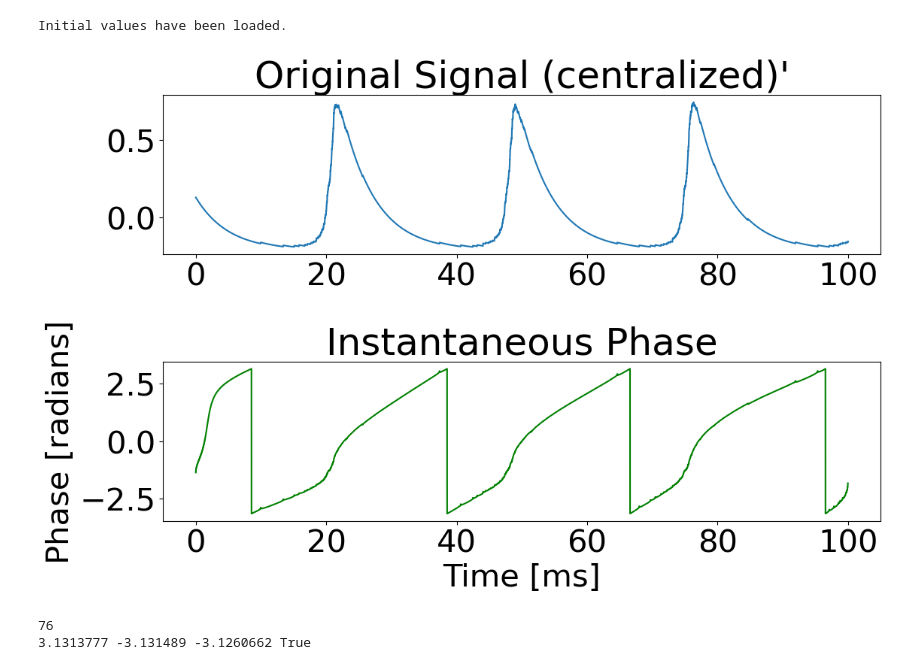
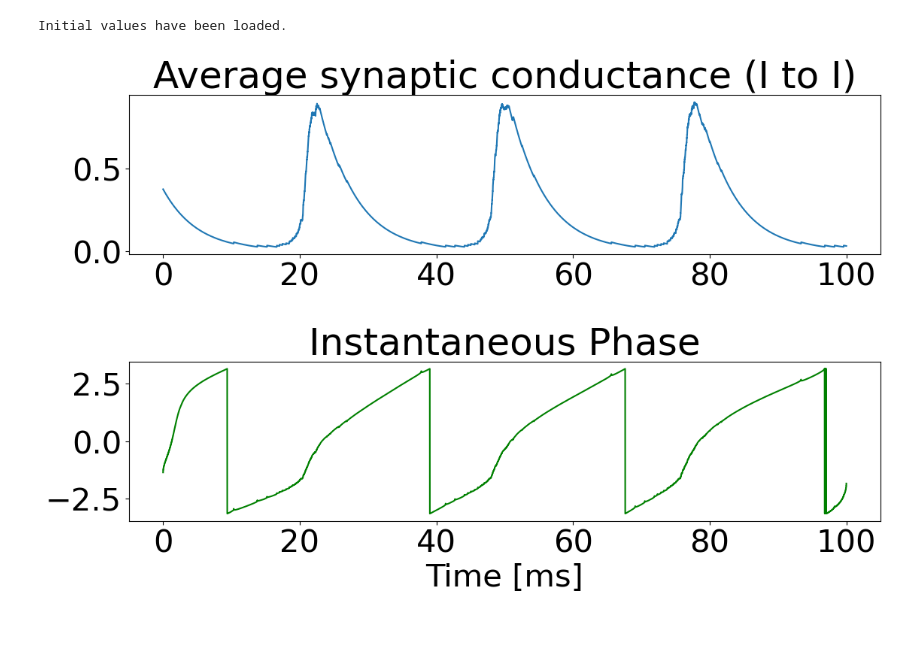
Before and after one commit to LiBinUtokyo/LowRank_ModifiedTheta_SNN, a Jupyter notebook: PYTHON/phase_sensitivity.ipynb, the cells around one changed output. Cells and saved outputs as stored; diff of their text form; code cells hidden in the pictures; blank space fills up the shorter version.

```diff
--- a/PYTHON/phase_sensitivity.ipynb
+++ b/PYTHON/phase_sensitivity.ipynb
@@ -162,44 +162,41 @@ signal = np.mean(g_ref_II_np, axis=0)[int(T_pre/dt):]
 # signal = butter_lowpass_filter(signal, 100, 1000/dt, order=5) # cutoff frequency higher than 100 Hz
 
 # centralize the signal
-signal = signal - np.mean(signal)
+mean_signal = np.mean(signal)
+signal = signal - mean_signal
 analytic_signal = hilbert(signal)
 amplitude_envelope = np.abs(analytic_signal)  # 振幅包络
 instantaneous_phase = np.angle(analytic_signal)  # 相位信息
 # 绘制波形及其相位信息
 plt.figure(figsize=(12, 8))
 t = np.array(range(len(signal)))*dt
 # 原始信号
 plt.subplot(2, 1, 1)
 # plt.figure(figsize=(12, 8))
-plt.plot(t, signal)
-plt.title("Original Signal (centralized)'")
+plt.plot(t, signal+mean_signal)
+plt.title("Average synaptic conductance (I to I)")
 # plt.xlabel("Time [ms]")
 # plt.ylabel("Amplitude")
 # plt.legend()
 
-# 振幅包络
+# # 振幅包络
 # plt.subplot(3, 1, 2)
-# plt.figure(figsize=(12, 8))
 # plt.plot(t, amplitude_envelope, color='orange')
 # plt.title("Amplitude Envelope (Magnitude of Analytic Signal)")
-# plt.xlabel("Time [ms]")
-# plt.ylabel("Amplitude")
-# plt.legend()
 
 # 相位信息
 plt.subplot(2, 1, 2)
 # plt.figure(figsize=(12, 8))
 plt.plot(t, instantaneous_phase, color='green')
 plt.title("Instantaneous Phase")
 plt.xlabel("Time [ms]")
-plt.ylabel("Phase [radians]")
+# plt.ylabel("Phase [radians]")
 # plt.legend()
 
 plt.tight_layout()
 plt.show()
 # %% [output]
-[figure, old version]
+[figure, new version]
 # %%
 # find out the first minimum phase
 # take phase_start as -pi, and phase_end as pi
@@ -232,15 +229,6 @@ phases_eff = instantaneous_phase[phases_eff_ind]
 
 # phases_eff_ind += int(T_pre/dt)
 phases_eff_times = phases_eff_ind*dt # the time of the effective phases after T_pre (ms)
-# %%
-i = phase_start_ind
-print(i)
-print(instantaneous_phase[i-1],
-instantaneous_phase[i],
-instantaneous_phase[i+1],instantaneous_phase[i-1]>instantaneous_phase[i] and instantaneous_phase[i]<instantaneous_phase[i+1])
-# %% [output]
-76
-3.1313777 -3.131489 -3.1260662 True
 # %%
 #simulation: get the reaction time for different phases
 
```
Also changed, not shown: parts of 7 cells of this notebook, 1 other file.
